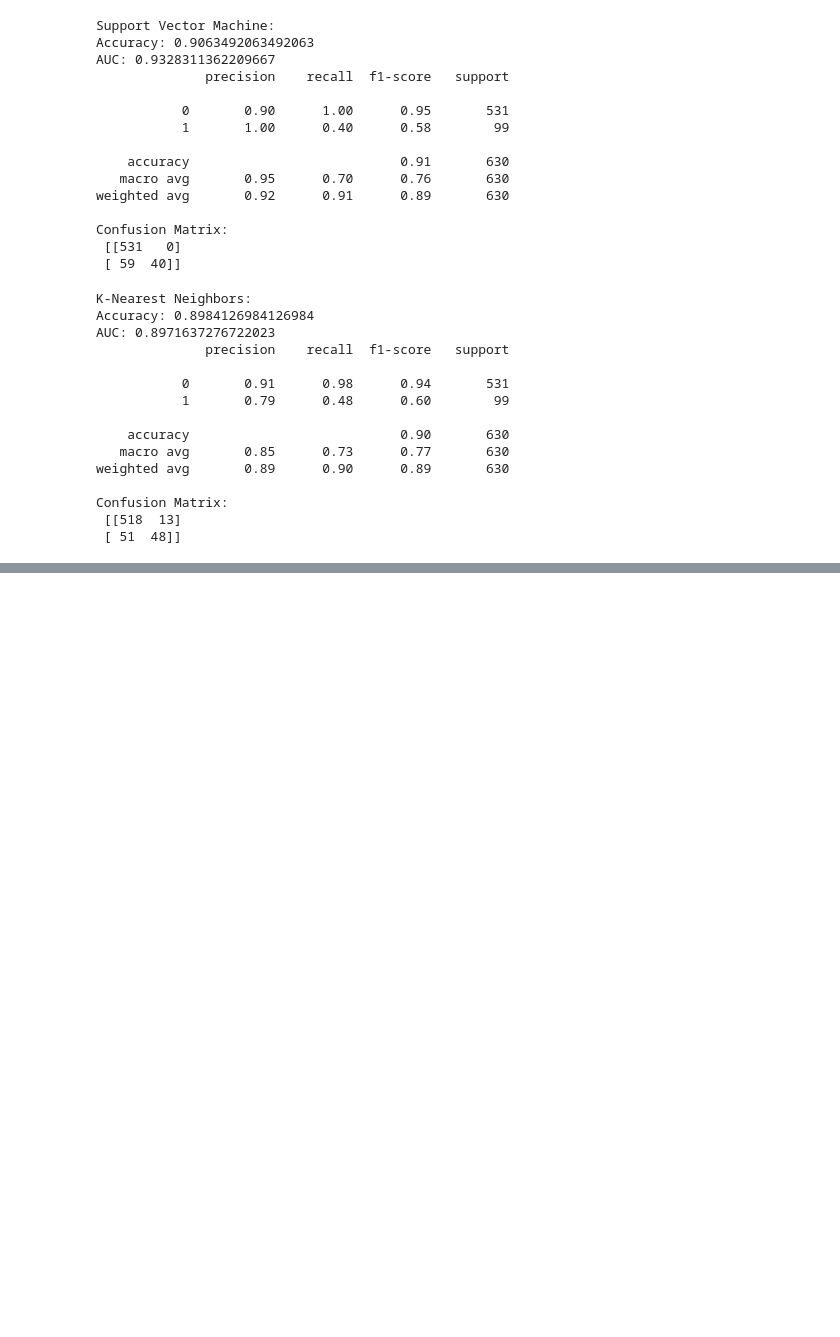
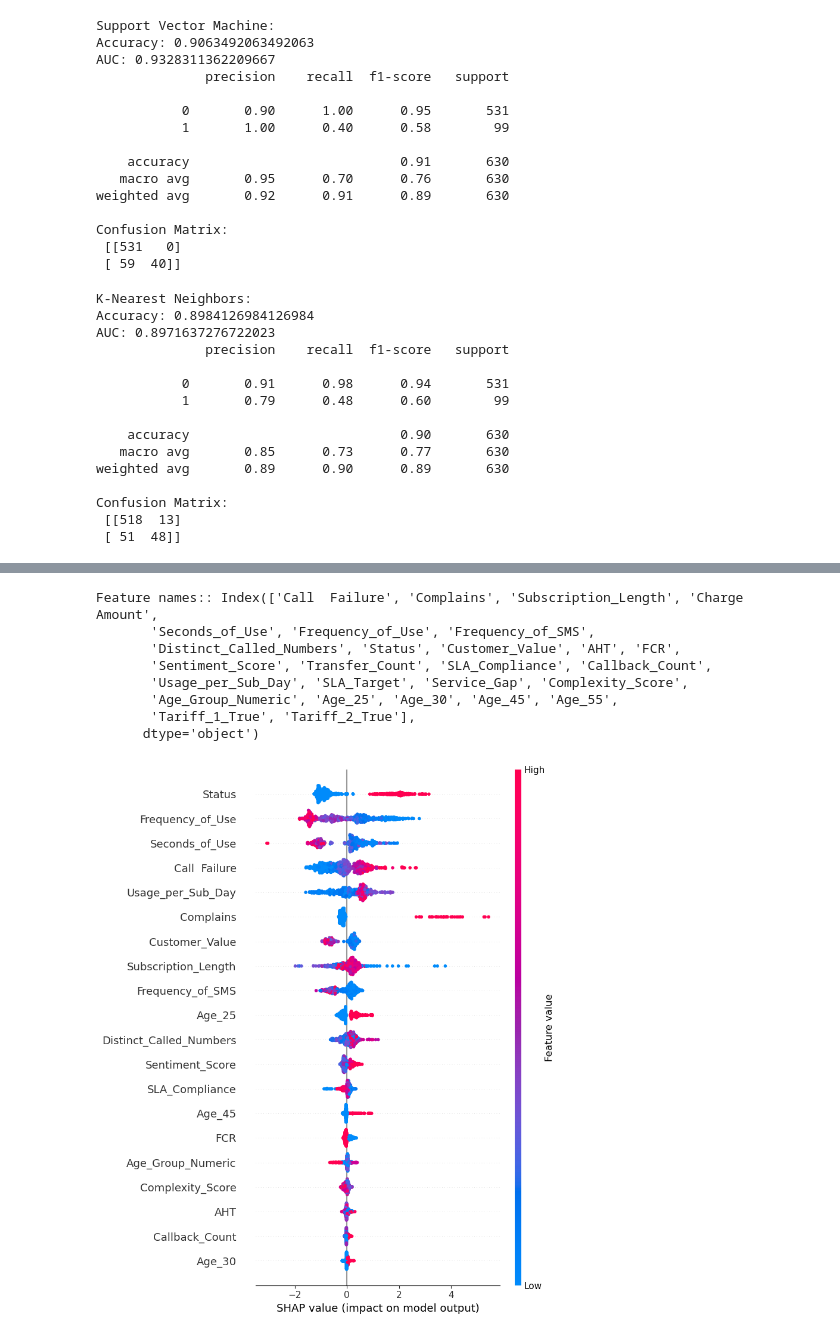
Before and after one commit to harishlv777/Capstone_CC_Churn, a Jupyter notebook: SiddiCC_Churn.ipynb, the cells around one changed output, grey strips where cells are left out. Drawn from its saved outputs; the diff is of its cells as text; code cells hidden in the pictures; blank space fills up the shorter version.

```diff
--- a/SiddiCC_Churn.ipynb
+++ b/SiddiCC_Churn.ipynb
@@ -859,0 +927,6 @@ Top Features Influencing Churn:
+# %%
+X_train = pd.DataFrame(X_train, columns=feature_names)
+X_test = pd.DataFrame(X_test, columns=feature_names)
+print("Fixed X_train shape:", X_train.shape)
+print("Fixed X_test shape:", X_test.shape)
+print("Feature names::", feature_names)
@@ -859,0 +944,20 @@ Top Features Influencing Churn:
+# %%
+import shap
+
+# Create SHAP explainer
+explainer = shap.Explainer(model, X_test)
+shap_values = explainer(X_test)
+print("Feature names::", feature_names)
+
+# Generate SHAP summary plot
+shap.summary_plot(shap_values, X_test, feature_names=feature_names)
+# %% [output]
+Feature names:: Index(['Call  Failure', 'Complains', 'Subscription_Length', 'Charge  Amount',
+       'Seconds_of_Use', 'Frequency_of_Use', 'Frequency_of_SMS',
+       'Distinct_Called_Numbers', 'Status', 'Customer_Value', 'AHT', 'FCR',
+       'Sentiment_Score', 'Transfer_Count', 'SLA_Compliance', 'Callback_Count',
+       'Usage_per_Sub_Day', 'SLA_Target', 'Service_Gap', 'Complexity_Score',
+       'Age_Group_Numeric', 'Age_25', 'Age_30', 'Age_45', 'Age_55',
+       'Tariff_1_True', 'Tariff_2_True'],
+      dtype='object')
+[figure, added]
```
Also changed, not shown: parts of 41 cells of this notebook.
